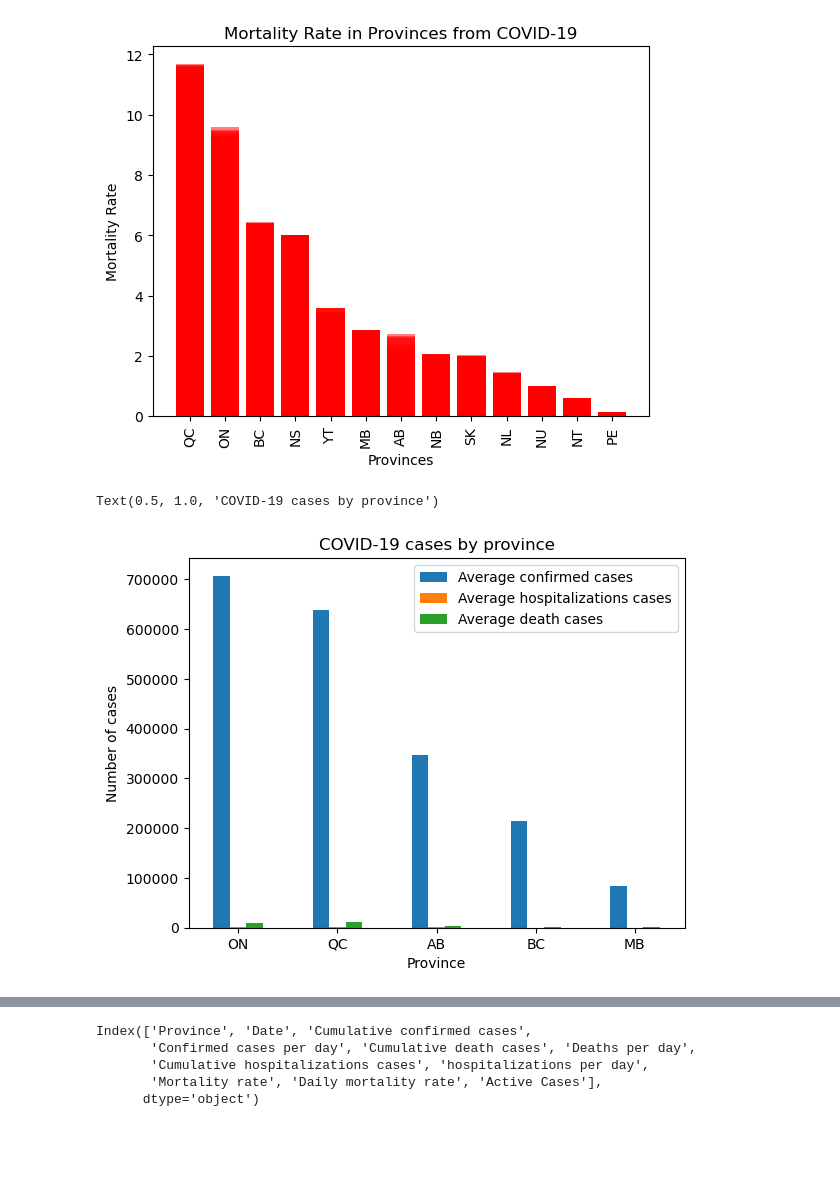
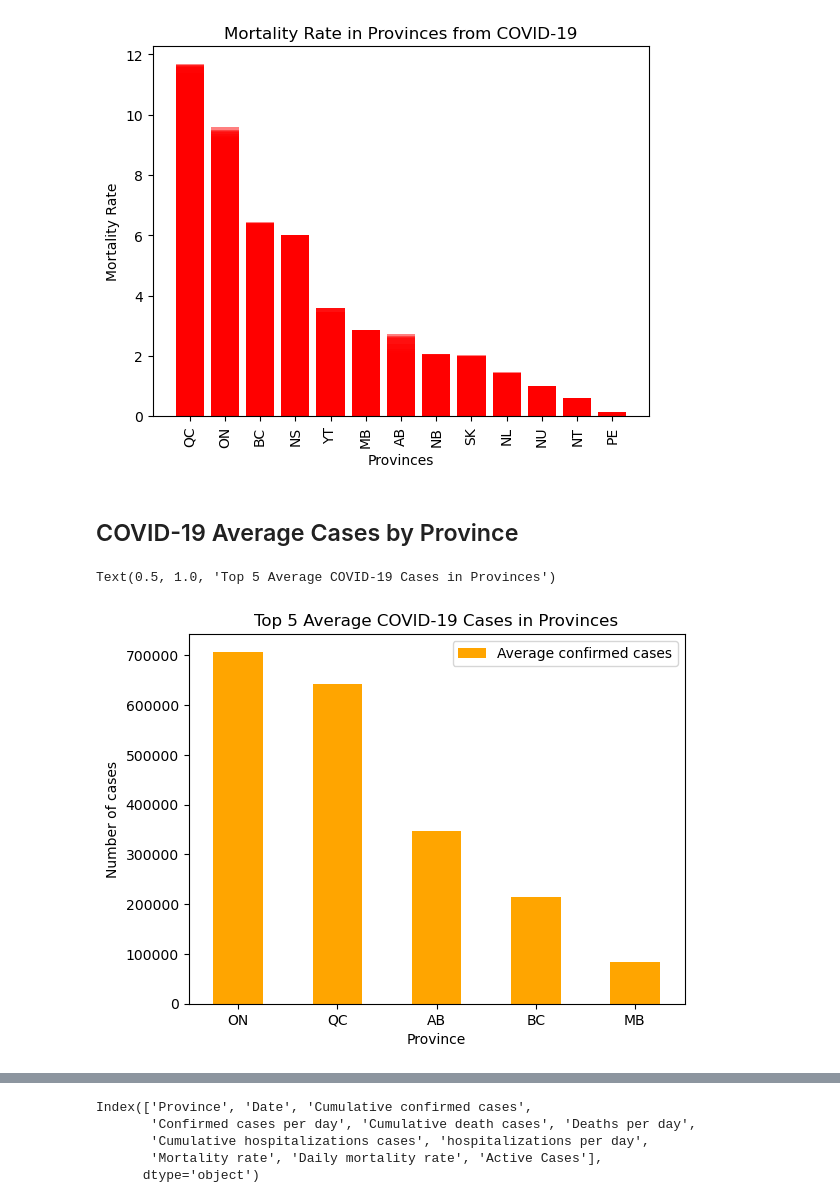
Before and after one commit to svafaeva93/Covid19AnalysisCanada, a Jupyter notebook: Data_visualization_API.ipynb, the cells around one changed output, grey strips where cells are left out. Saved outputs shown, nothing was run; the diff lists cells and outputs as text; code cells hidden in the pictures; blank space fills up the shorter version.

```diff
--- a/Data_visualization_API.ipynb
+++ b/Data_visualization_API.ipynb
@@ -317,17 +335,19 @@ plt.xticks(rotation="vertical")
 plt.show()
 # %% [output]
 [figure]
+# %% [markdown]
+## COVID-19 Average Cases by Province
 # %%
 sorted_dataset = sorted_dataset.sort_values(by=['Average confirmed cases'], ascending=False)
 top_five = sorted_dataset.nlargest(5, 'Average confirmed cases')
 
-data = pd.DataFrame({"Average confirmed cases": top_five["Average confirmed cases"],"Average hospitalizations cases": top_five["Average hospitalization"],"Average death cases": top_five["Average death cases"],}, index=top_five.index)
+data = pd.DataFrame({"Average confirmed cases": top_five["Average confirmed cases"]}, index=top_five.index)
 
-ax = data.plot(kind="bar", rot=0)
+ax = data.plot(kind="bar", rot=0, color = 'orange')
 
 ax.set_xlabel("Province")
 ax.set_ylabel("Number of cases")
-ax.set_title("COVID-19 cases by province")
+ax.set_title("Top 5 Average COVID-19 Cases in Provinces")
 # %% [output]
-Text(0.5, 1.0, 'COVID-19 cases by province')
+Text(0.5, 1.0, 'Top 5 Average COVID-19 Cases in Provinces')
-[figure, old version]
+[figure, new version]
```
Also changed, not shown: parts of 17 cells of this notebook, 2 other files.
